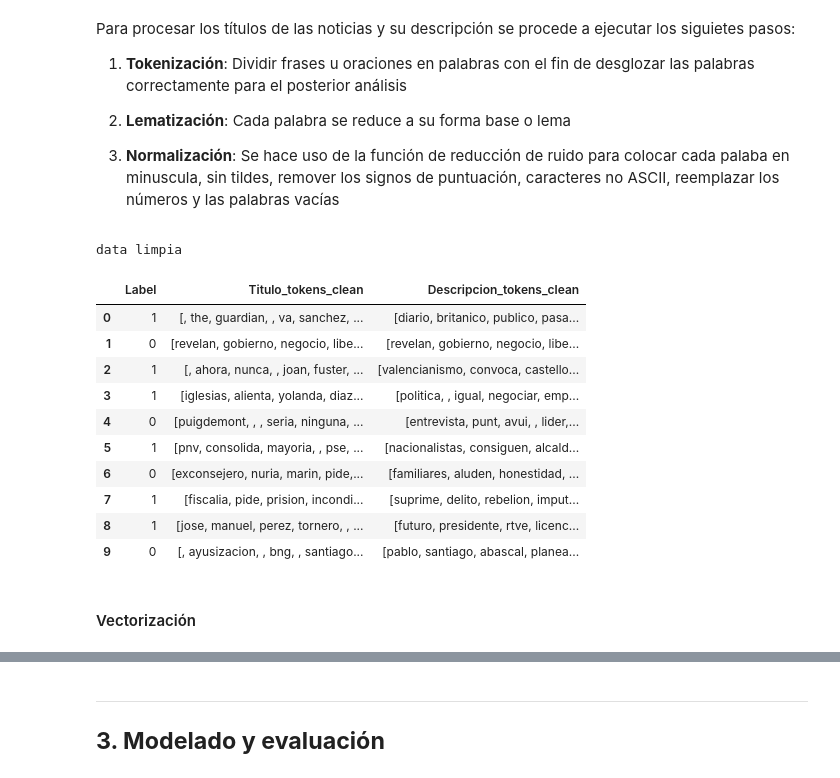
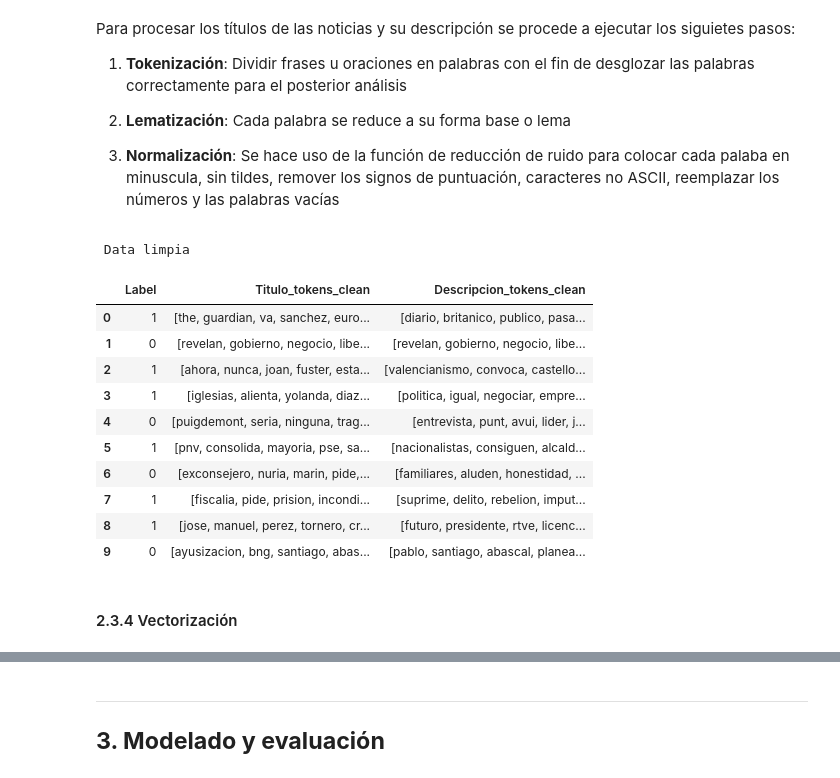
Before and after one commit to juanpablob11/BI_PROJECT-1, a Jupyter notebook: Proyecto1_BI SpeedUp.ipynb, the cells around one changed output, grey strips where cells are left out. Drawn from its saved outputs; the diff is of its cells as text; code cells hidden in the pictures.

```diff
--- a/Proyecto1_BI SpeedUp.ipynb
+++ b/Proyecto1_BI SpeedUp.ipynb
@@ -294,6 +431,7 @@ def preprocessing2(words):
     words = [re.sub(r'[^\w\s]', '', word) for word in words if word]  # Eliminar puntuación
     words = [unicodedata.normalize('NFKD', word).encode('ascii', 'ignore').decode('utf-8', 'ignore') for word in words]  # Quitar caracteres no ASCII
     words = [word for word in words if word not in stop_words]  # Remover stopwords
+    words = [word for word in words if word.strip() != ""]
     return words
 
 def procesar_texto(df, columnas):
@@ -323,23 +461,40 @@ def procesar_texto(df, columnas):
     nuevo_df.insert(0, "Label", df["Label"])  # Mantener la etiqueta
 
     return nuevo_df
-
-
-# Aplicar tokenización
-data_setC = limpiar_data(data_set)
-print("data limpia")
-df = procesar_texto(data_setC, ["Titulo", "Descripcion"])
-df.head(10)
-# %% [output]
-data limpia
-|  | Label | Titulo_tokens_clean | Descripcion_tokens_clean |
-| 0 | 1 | [, the, guardian, , va, sanchez, ... | [diario, britanico, publico, pasa... |
-| 1 | 0 | [revelan, gobierno, negocio, libe... | [revelan, gobierno, negocio, libe... |
-| 2 | 1 | [, ahora, nunca, , joan, fuster, ... | [valencianismo, convoca, castello... |
-| 3 | 1 | [iglesias, alienta, yolanda, diaz... | [politica, , igual, negociar, emp... |
-| 4 | 0 | [puigdemont, , , seria, ninguna, ... | [entrevista, punt, avui, , lider,... |
-| 5 | 1 | [pnv, consolida, mayoria, , pse, ... | [nacionalistas, consiguen, alcald... |
-| 6 | 0 | [exconsejero, nuria, marin, pide,... | [familiares, aluden, honestidad, ... |
-| 7 | 1 | [fiscalia, pide, prision, incondi... | [suprime, delito, rebelion, imput... |
-| 8 | 1 | [jose, manuel, perez, tornero, , ... | [futuro, presidente, rtve, licenc... |
-| 9 | 0 | [, ayusizacion, , bng, , santiago... | [pablo, santiago, abascal, planea... |
+# %%
+def limpiar_y_procesar(data_set, columnas_texto):
+    """
+    Función que aplica limpieza de datos y tokenización en columnas de texto específicas.
+
+    Parámetros:
+    - data_set (DataFrame): Dataset original con las columnas a procesar.
+    - columnas_texto (list): Lista de nombres de columnas que contienen texto a limpiar.
+
+    Retorna:
+    - DataFrame con los textos procesados.
+    """
+    # Aplicar limpieza de datos
+    data_set_limpio = limpiar_data(data_set)
+    print(" Data limpia")
+
+    # Aplicar tokenización, lematización y normalización
+    df_procesado = procesar_texto(data_set_limpio, columnas_texto)
+
+    return df_procesado
+
+# Uso de la función
+df_procesado = limpiar_y_procesar(data_set, ["Titulo", "Descripcion"])
+df_procesado.head(10)
+# %% [output]
+ Data limpia
+|  | Label | Titulo_tokens_clean | Descripcion_tokens_clean |
+| 0 | 1 | [the, guardian, va, sanchez, euro... | [diario, britanico, publico, pasa... |
+| 1 | 0 | [revelan, gobierno, negocio, libe... | [revelan, gobierno, negocio, libe... |
+| 2 | 1 | [ahora, nunca, joan, fuster, esta... | [valencianismo, convoca, castello... |
+| 3 | 1 | [iglesias, alienta, yolanda, diaz... | [politica, igual, negociar, empre... |
+| 4 | 0 | [puigdemont, seria, ninguna, trag... | [entrevista, punt, avui, lider, j... |
+| 5 | 1 | [pnv, consolida, mayoria, pse, sa... | [nacionalistas, consiguen, alcald... |
+| 6 | 0 | [exconsejero, nuria, marin, pide,... | [familiares, aluden, honestidad, ... |
+| 7 | 1 | [fiscalia, pide, prision, incondi... | [suprime, delito, rebelion, imput... |
+| 8 | 1 | [jose, manuel, perez, tornero, cr... | [futuro, presidente, rtve, licenc... |
+| 9 | 0 | [ayusizacion, bng, santiago, abas... | [pablo, santiago, abascal, planea... |
@@ -346,2 +504,2 @@ data limpia
 # %% [markdown]
-#### Vectorización
+#### 2.3.4 Vectorización
```
Also changed, not shown: parts of 35 cells of this notebook, 1 other file.
